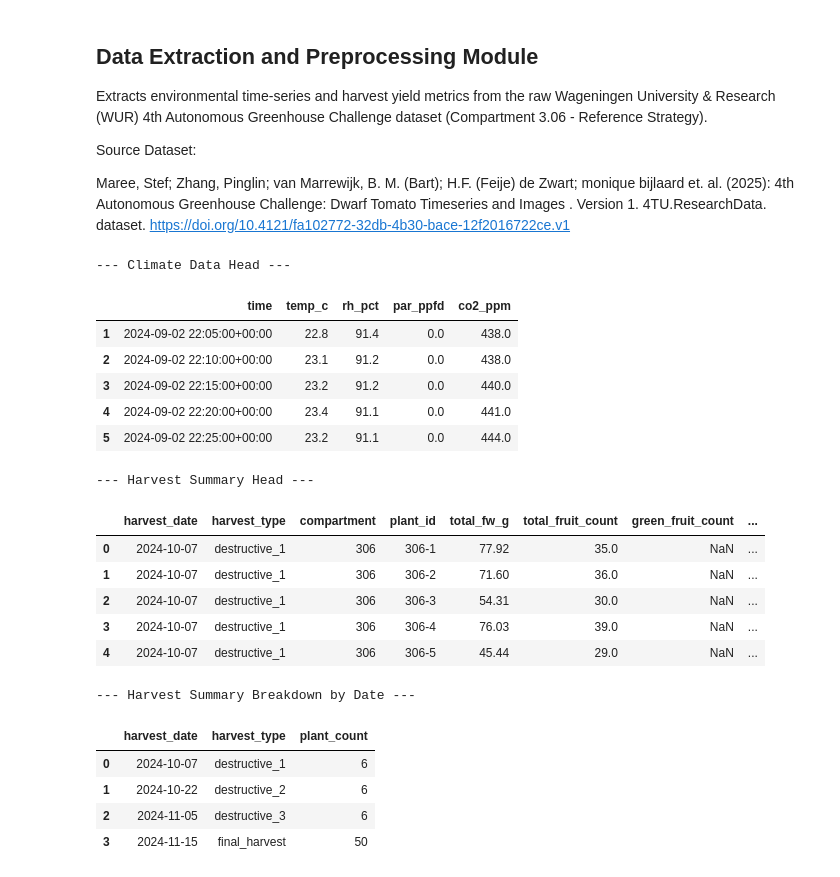
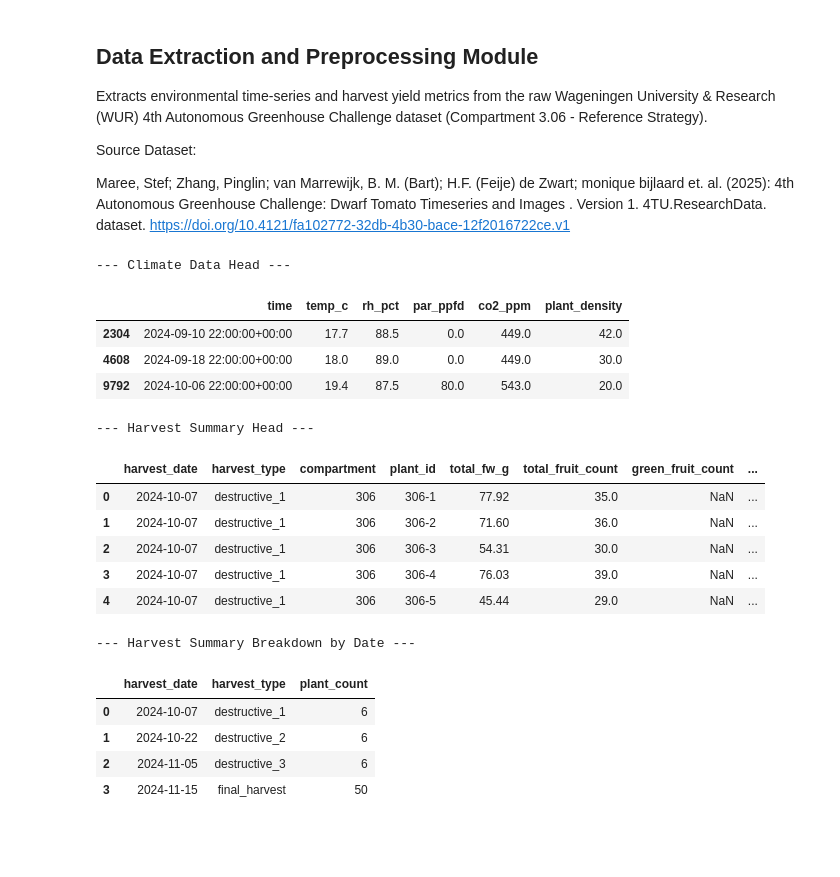
Before and after one commit to suleymagination/mechanistic-tomato-crop-model, a Jupyter notebook: notebooks/extract_data.ipynb, the cells around one changed output. Saved outputs shown, nothing was run; the diff lists cells and outputs as text; code cells hidden in the pictures; blank space fills up the shorter version.

```diff
--- a/notebooks/extract_data.ipynb
+++ b/notebooks/extract_data.ipynb
@@ -27,6 +27,7 @@ def extract_greenhouse_climate_data(
         "compartment/relative_humidity": "rh_pct",
         "compartment/par": "par_ppfd",
         "compartment/co2_concentration": "co2_ppm",
+        "dwarf_tomato/plant_density": "plant_density",
     }
 
     df_raw = pd.read_csv(input_filepath)
@@ -104,39 +105,37 @@ def extract_harvest_summary_data(
                 "red_fw_g": red_fw,
             })
 
     df_harvest_summary = pd.DataFrame(all_harvest_records)
 
     # Export sanitized output
     Path(output_filepath).parent.mkdir(parents=True, exist_ok=True)
     df_harvest_summary.to_csv(output_filepath, index=False)
 
     return df_harvest_summary
 
 
 if __name__ == "__main__":
     climate_data_url = "https://raw.githubusercontent.com/suleymagination/mechanistic-tomato-crop-model/main/data/reference.csv"
     harvest_data_url = "https://raw.githubusercontent.com/suleymagination/mechanistic-tomato-crop-model/main/data/Harvest.xlsx"
 
     climate_df = extract_greenhouse_climate_data(input_filepath=climate_data_url)
     harvest_df = extract_harvest_summary_data(input_filepath=harvest_data_url)
 
     # Display sample outputs in Google Colab / Jupyter
     print("--- Climate Data Head ---")
     display(climate_df.head(5))
 
     print("\n--- Harvest Summary Head ---")
     display(harvest_df.head(5))
 
     print("\n--- Harvest Summary Breakdown by Date ---")
     display(harvest_df.groupby(["harvest_date", "harvest_type"]).size().reset_index(name="plant_count"))
 # %% [output]
 --- Climate Data Head ---
-|  | time | temp_c | rh_pct | par_ppfd | co2_ppm |
-| 1 | 2024-09-02 22:05:00+00:00 | 22.8 | 91.4 | 0.0 | 438.0 |
-| 2 | 2024-09-02 22:10:00+00:00 | 23.1 | 91.2 | 0.0 | 438.0 |
-| 3 | 2024-09-02 22:15:00+00:00 | 23.2 | 91.2 | 0.0 | 440.0 |
-| 4 | 2024-09-02 22:20:00+00:00 | 23.4 | 91.1 | 0.0 | 441.0 |
-| 5 | 2024-09-02 22:25:00+00:00 | 23.2 | 91.1 | 0.0 | 444.0 |
+|  | time | temp_c | rh_pct | par_ppfd | co2_ppm | plant_density |
+| 2304 | 2024-09-10 22:00:00+00:00 | 17.7 | 88.5 | 0.0 | 449.0 | 42.0 |
+| 4608 | 2024-09-18 22:00:00+00:00 | 18.0 | 89.0 | 0.0 | 449.0 | 30.0 |
+| 9792 | 2024-10-06 22:00:00+00:00 | 19.4 | 87.5 | 80.0 | 543.0 | 20.0 |
 --- Harvest Summary Head ---
 |  | harvest_date | harvest_type | compartment | plant_id | total_fw_g | total_fruit_count | green_fruit_count | ... |
 | 0 | 2024-10-07 | destructive_1 | 306 | 306-1 | 77.92 | 35.0 | NaN | ... |
```
